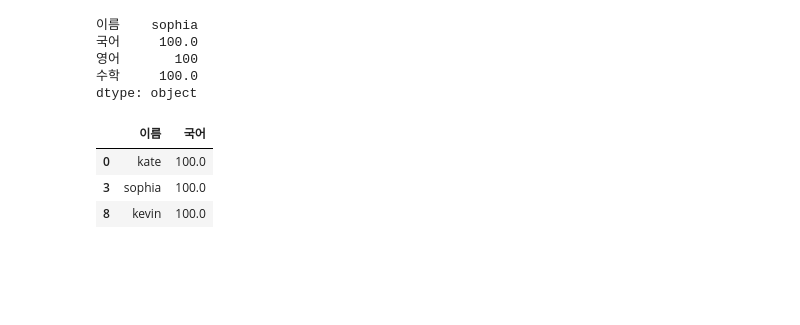
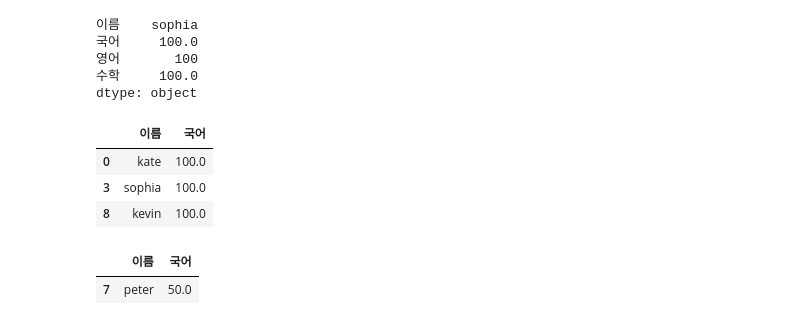
Before and after one commit to ChoSooBeen/Python_practice, a Jupyter notebook: Python_data.ipynb, the cells around one changed output. Cells and saved outputs as stored; diff of their text form; code cells hidden in the pictures; blank space fills up the shorter version.

```diff
--- a/Python_data.ipynb
+++ b/Python_data.ipynb
@@ -465,3 +465,10 @@ df[df['국어'] == max(df['국어'])][['이름', '국어']]
 | 0 | kate | 100.0 |
 | 3 | sophia | 100.0 |
 | 8 | kevin | 100.0 |
+# %%
+#국어 점수가 가장 낮은 학생
+
+df[df['국어'] == min(df['국어'])][['이름', '국어']]
+# %% [output]
+|  | 이름 | 국어 |
+| 7 | peter | 50.0 |
```
